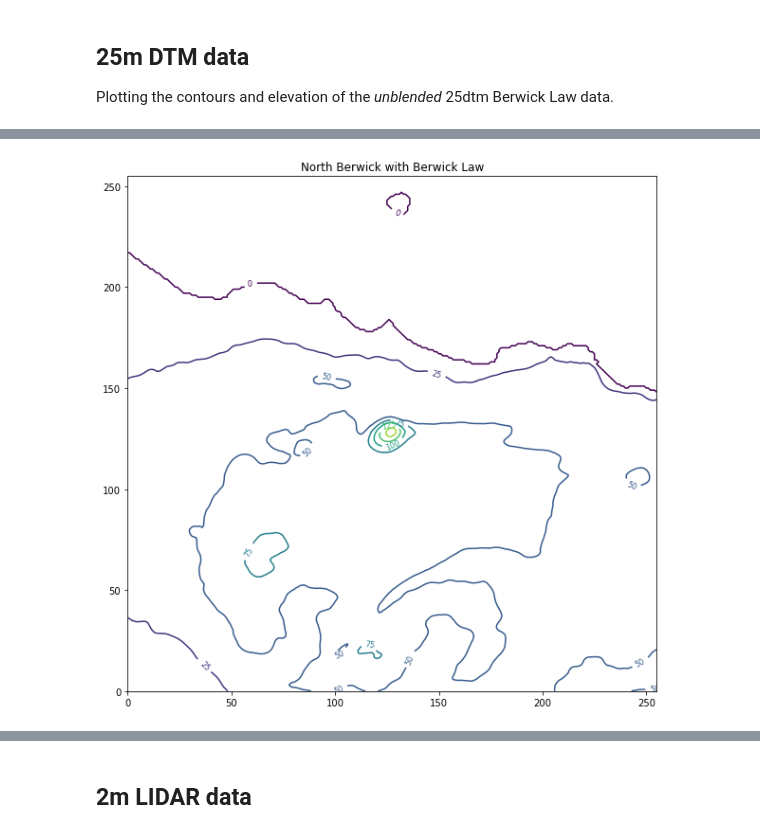
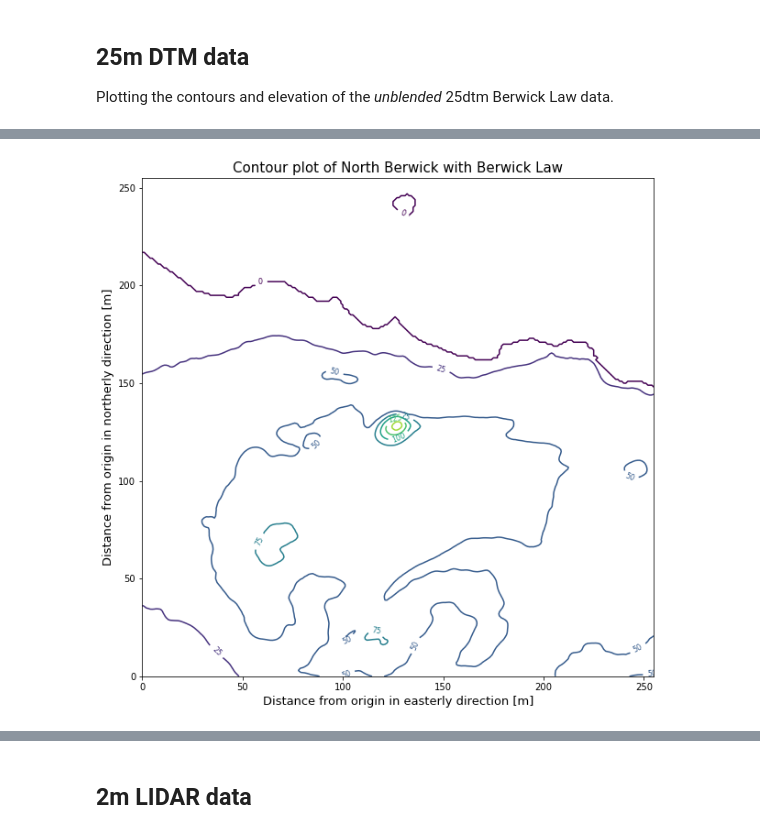
Before and after one commit to dhegedus99/MetGroupProject, a Jupyter notebook: TopographyNotebook.ipynb, the cells around one changed output, grey strips where cells are left out. Cells and saved outputs as stored; diff of their text form; code cells hidden in the pictures.

```diff
--- a/TopographyNotebook.ipynb
+++ b/TopographyNotebook.ipynb
@@ -30,11 +69,13 @@ plt.imshow(elevation, origin='lower')
 # %%
-# Contour plot of North BErwick and Berwick Law
+# Contour plot of North Berwick and Berwick Law
 fig, ax = plt.subplots()
 
 CS = ax.contour(elevation)
 
 ax.clabel(CS, inline=1, fontsize=8, fmt='%1.f')
-ax.set_title('North Berwick with Berwick Law')
+ax.set_title('Contour plot of North Berwick with Berwick Law', fontsize = 15)
+ax.set_xlabel("Distance from origin in easterly direction [m]", fontsize = 13)
+ax.set_ylabel("Distance from origin in northerly direction [m]", fontsize = 13)
 plt.show()
 # %% [output]
-[figure, old version]
+[figure, new version]
```
Also changed, not shown: parts of 10 cells of this notebook.
